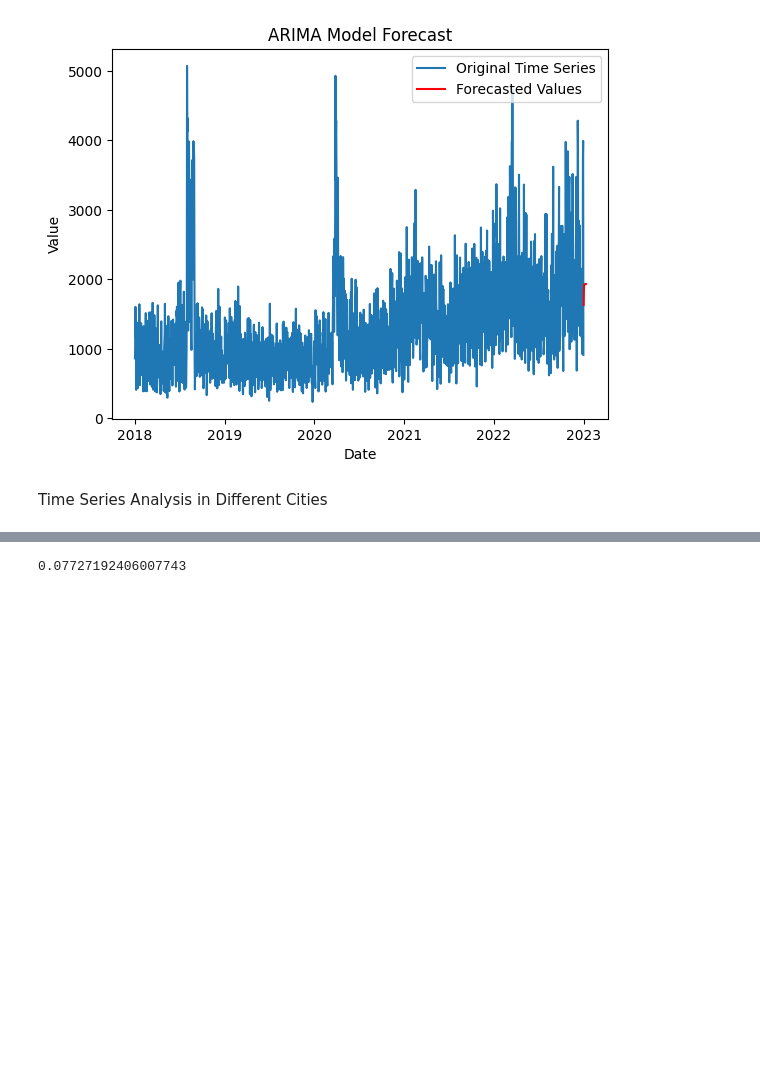
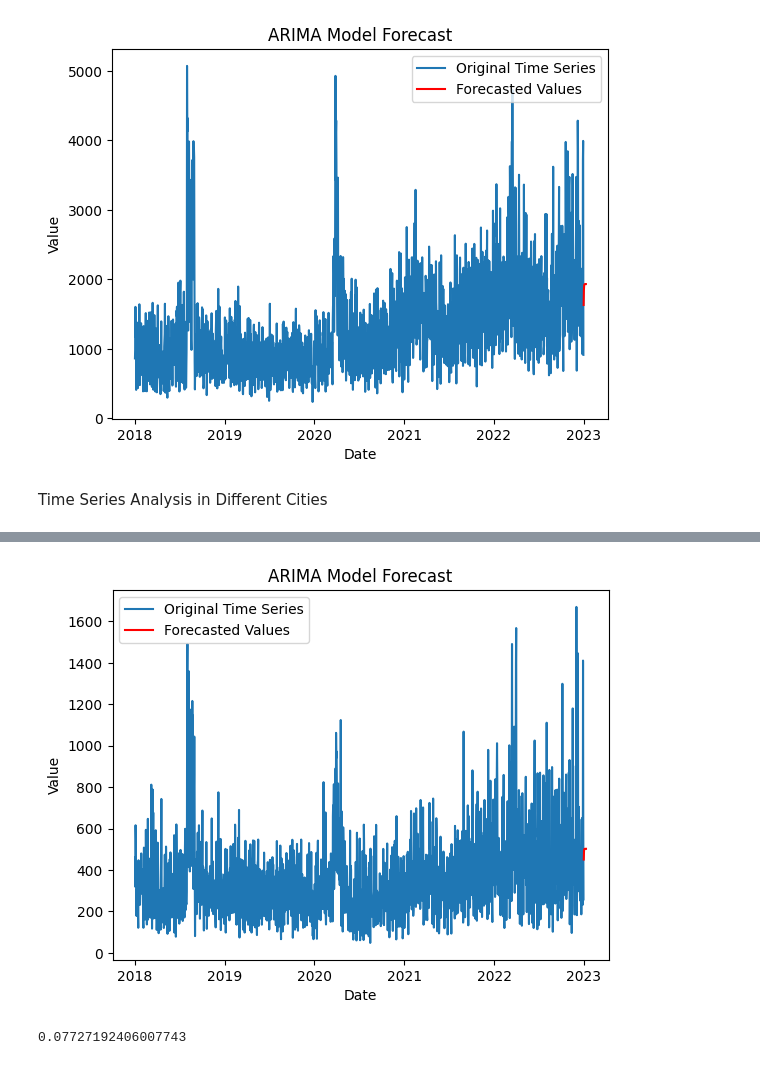
Before and after one commit to t-shah02/vanml-hacks-2023, a Jupyter notebook: notebooks/preprocessing.ipynb, the cells around one changed output, grey strips where cells are left out. Saved outputs shown, nothing was run; the diff lists cells and outputs as text; code cells hidden in the pictures; blank space fills up the shorter version.

```diff
--- a/notebooks/preprocessing.ipynb
+++ b/notebooks/preprocessing.ipynb
@@ -458,3 +468,14 @@ See the caveats in the documentation: https://pandas.pydata.org/pandas-docs/stab
+# %%
+  plt.plot(ts_van, label='Original Time Series')
+  plt.plot(forecast_index, forecast.predicted_mean.values, color='red', label='Forecasted Values')
+ # plt.plot(forecast.predicted_mean, color='red', label='Forecasted Values')
+  plt.xlabel('Date')
+  plt.ylabel('Value')
+  plt.title('ARIMA Model Forecast')
+  plt.legend()
+  plt.show()
+# %% [output]
+[figure, added]
 # %%
 features=['CallType','Year','ContactMethod','CallerDemographicsAgeGroup','CallerDemographicsGender']
 Y=mod2_df['CallLength']
```
Also changed, not shown: parts of 8 cells of this notebook.
